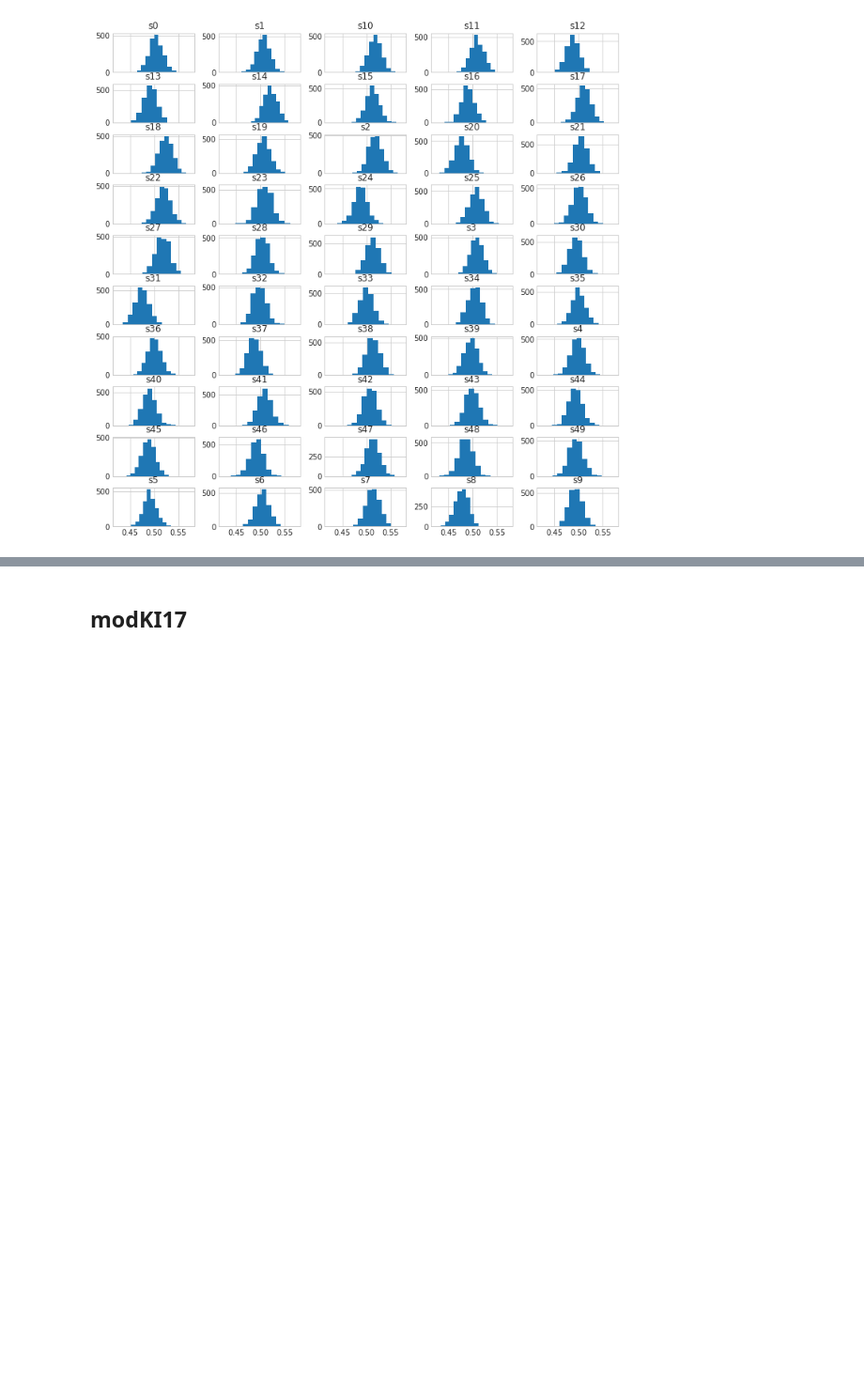
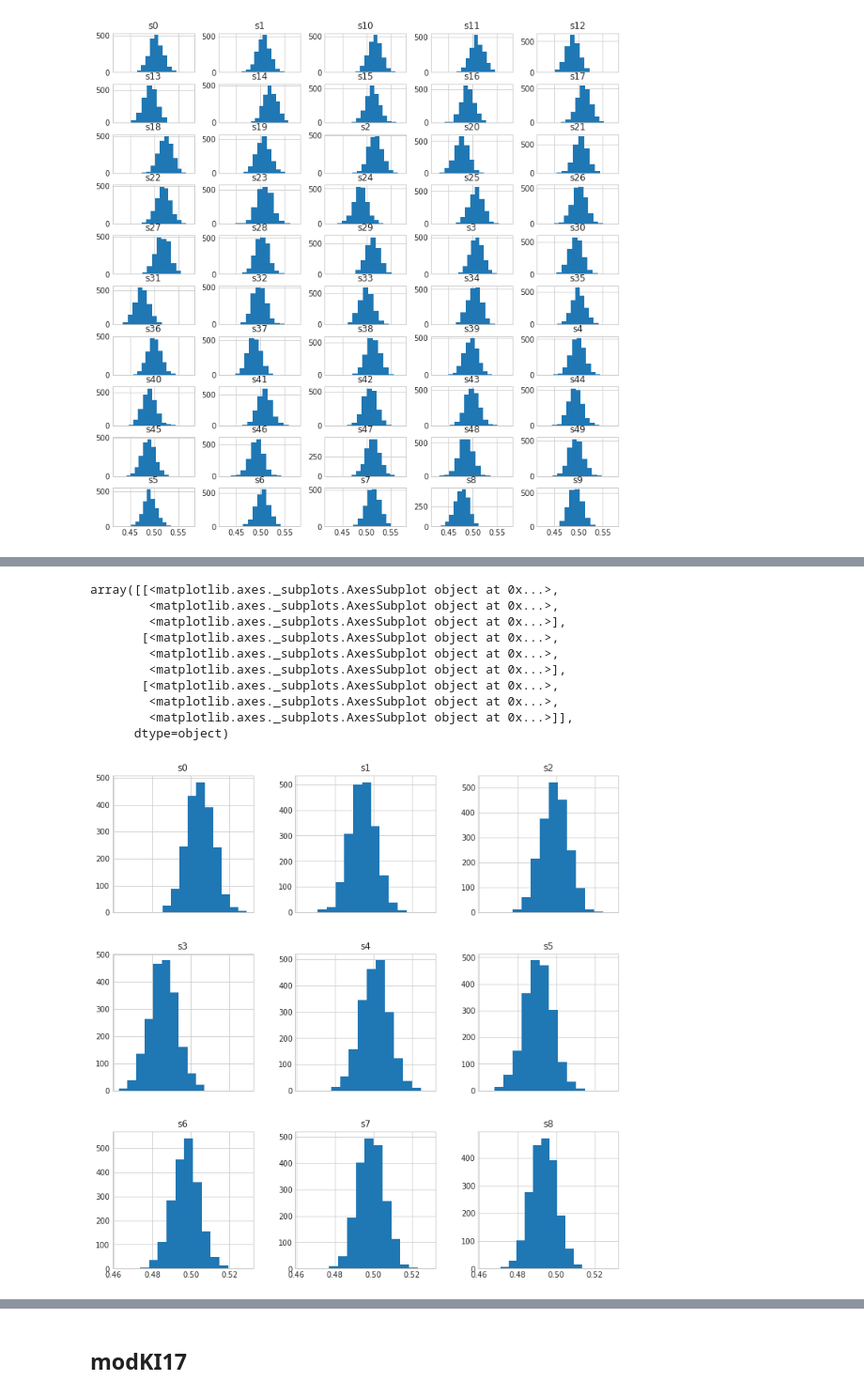
Before and after one commit to gomeshun/modKI17, a Jupyter notebook: python/unbiased_KI17_modKI17_results.ipynb, the cells around one changed output, grey strips where cells are left out. Shown at 94% size. Cells and saved outputs as stored; diff of their text form; code cells hidden in the pictures; blank space fills up the shorter version.

```diff
--- a/python/unbiased_KI17_modKI17_results.ipynb
+++ b/python/unbiased_KI17_modKI17_results.ipynb
@@ -98,0 +180,14 @@ stds = pd.DataFrame([df.describe(percentiles=(0.16,0.5,0.84)).loc["std"] for df
+# %%
+display(s_list[::10].hist(sharex=True,layout=(3,3),figsize=(12,12)))
+# %% [output]
+array([[<matplotlib.axes._subplots.AxesSubplot object at 0x...>,
+        <matplotlib.axes._subplots.AxesSubplot object at 0x...>,
+        <matplotlib.axes._subplots.AxesSubplot object at 0x...>],
+       [<matplotlib.axes._subplots.AxesSubplot object at 0x...>,
+        <matplotlib.axes._subplots.AxesSubplot object at 0x...>,
+        <matplotlib.axes._subplots.AxesSubplot object at 0x...>],
+       [<matplotlib.axes._subplots.AxesSubplot object at 0x...>,
+        <matplotlib.axes._subplots.AxesSubplot object at 0x...>,
+        <matplotlib.axes._subplots.AxesSubplot object at 0x...>]],
+      dtype=object)
+[figure, added]
```
Also changed, not shown: parts of 18 cells of this notebook, 48 other files.
